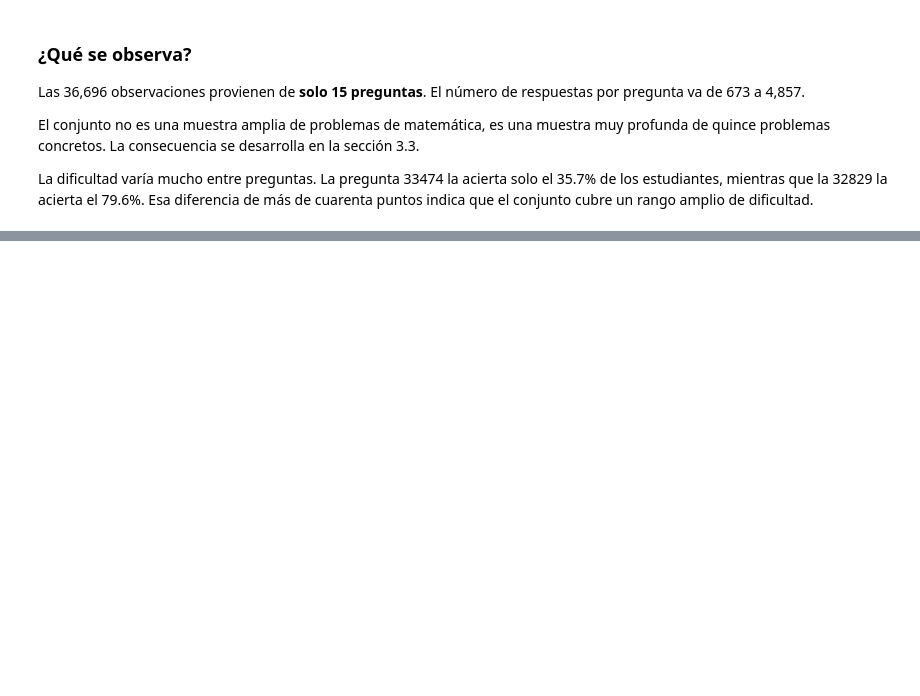
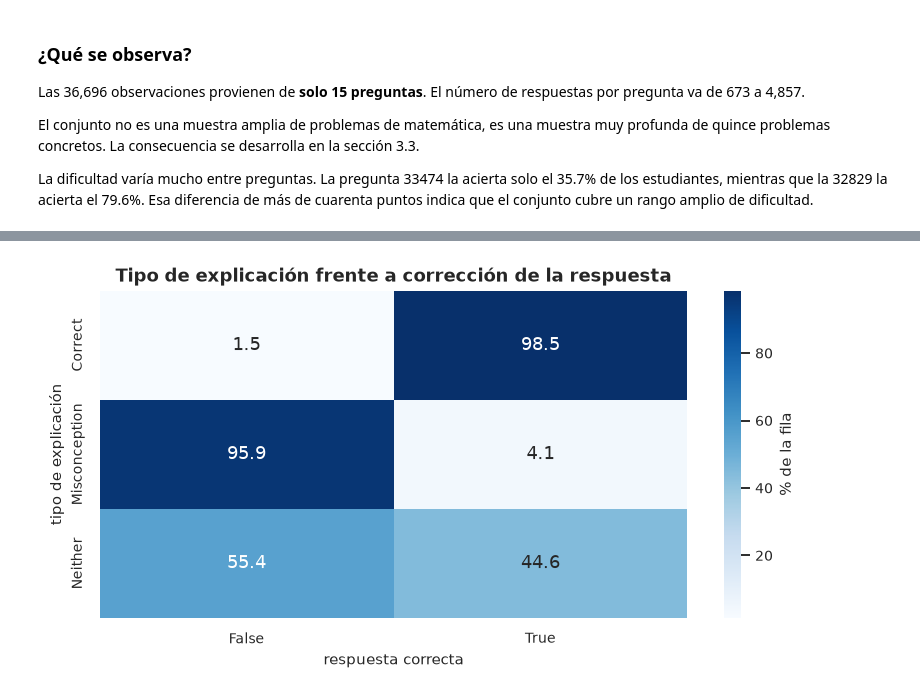
Before and after one commit to Tunchxz/math-misconception-map, a Jupyter notebook: notebooks/02_eda.ipynb, the cells around one changed output, grey strips where cells are left out. Cells and saved outputs as stored; diff of their text form; code cells hidden in the pictures; blank space fills up the shorter version.

```diff
--- a/notebooks/02_eda.ipynb
+++ b/notebooks/02_eda.ipynb
@@ -447,0 +477,11 @@ La dificultad varía mucho entre preguntas. La pregunta 33474 la acierta solo el
+# %%
+prop = pd.crosstab(train["tipo_explicacion"], train["respuesta_correcta"], normalize="index") * 100
+
+fig, ax = plt.subplots(figsize=(7.5, 4))
+sns.heatmap(prop, annot=True, fmt=".1f", cmap="Blues", ax=ax, cbar_kws={"label": "% de la fila"})
+ax.set_title("Tipo de explicación frente a corrección de la respuesta")
+ax.set_xlabel("respuesta correcta"); ax.set_ylabel("tipo de explicación")
+fig.tight_layout()
+plt.show()
+# %% [output]
+[figure, added]
```
Also changed, not shown: parts of 16 cells of this notebook.
